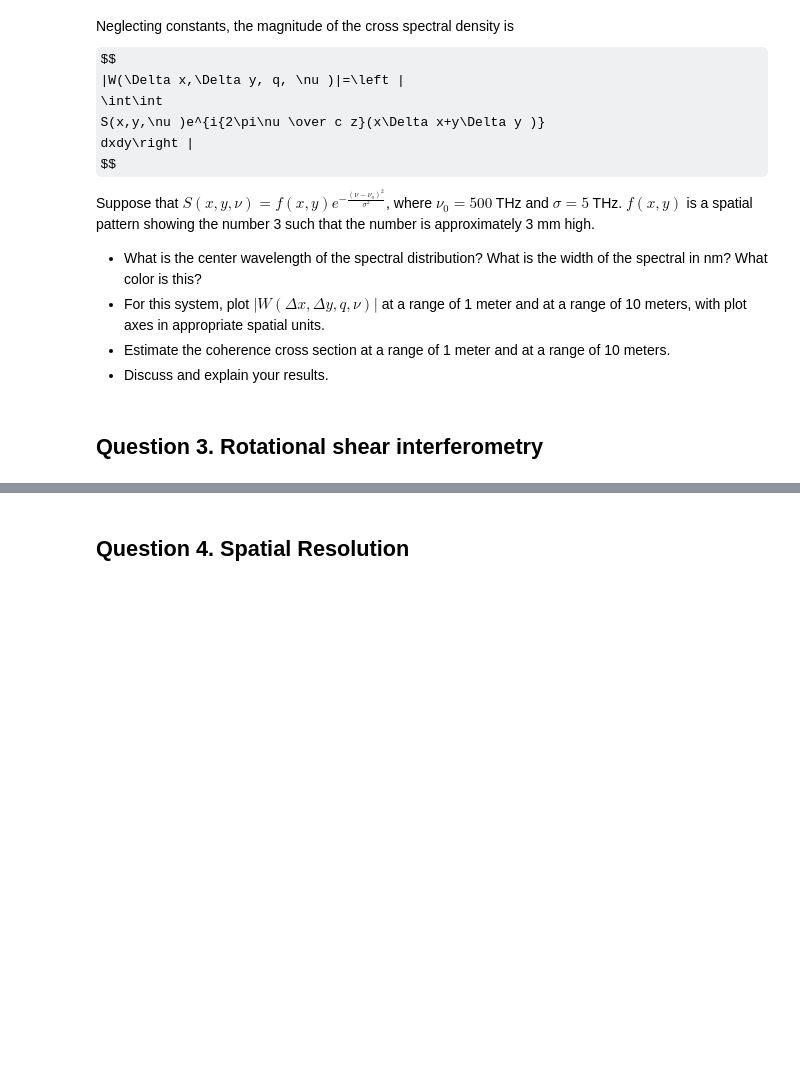
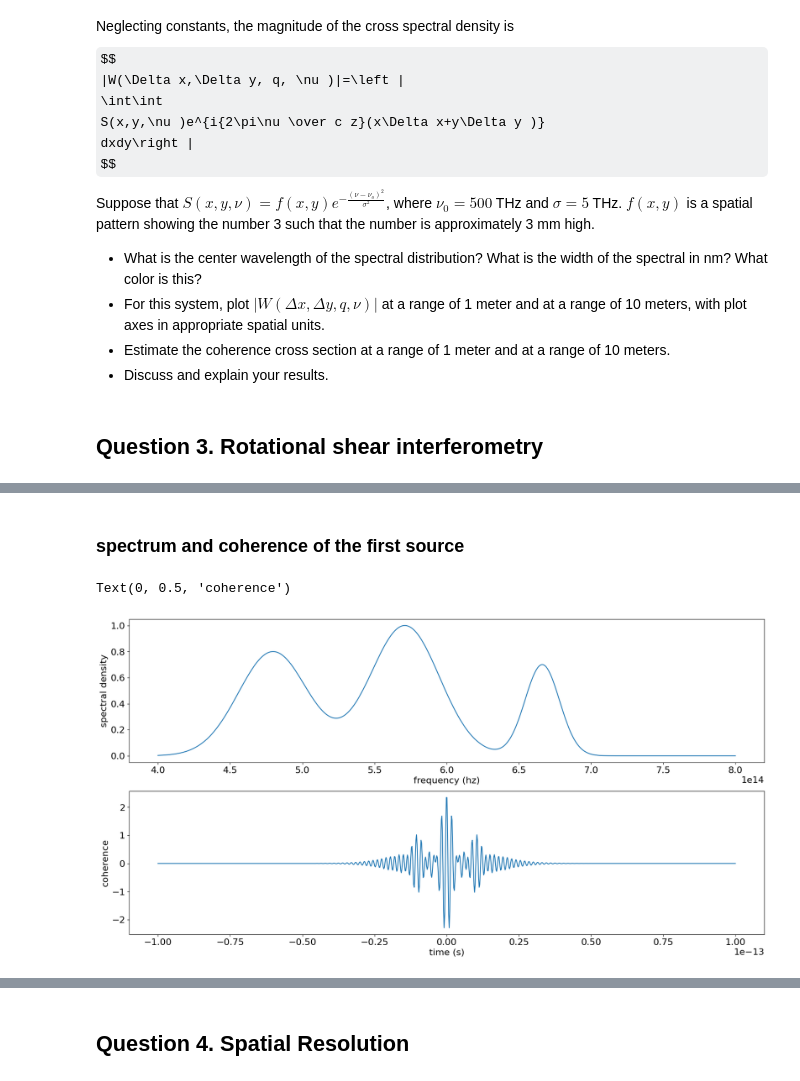
Before and after one commit to arizonaCameraLab/computationalImaging, a Jupyter notebook: coherence/ComputationalPhotographyHomework1.ipynb, the cells around one changed output, grey strips where cells are left out. Saved outputs shown, nothing was run; the diff lists cells and outputs as text; code cells hidden in the pictures; some formulas as TeX source; blank space fills up the shorter version.

```diff
--- a/coherence/ComputationalPhotographyHomework1.ipynb
+++ b/coherence/ComputationalPhotographyHomework1.ipynb
@@ -71,0 +84,31 @@ Suppose that $S(x,y,\nu )= f(x,y) e^{-\frac{(\nu - \nu_o)^2}{\sigma^2}}$, where
+# %% [markdown]
+### spectrum and coherence  of the first source
+# %%
+
+c=299792458
+spec=np.linspace(400,800,1024)*10**(12)
+nu1=c/(450*10**(-9))
+nu2=c/(525*10**(-9))
+nu3=c/(625*10**(-9))
+sigma=3.*10**13
+snu=.7*np.exp(-np.pi*(spec-nu1)**2/sigma**2)
+snu=snu+np.exp(-np.pi*(spec-nu2)**2/(4*sigma**2))
+snu=snu+.8*np.exp(-np.pi*(spec-nu3)**2/(4*sigma**2))
+plt.subplot(2,1, 1)
+plt.plot(spec,snu)
+plt.xlabel('frequency (hz)')
+plt.ylabel('spectral density')
+tau=np.linspace(-1,1,1024)*10**(-13)
+def gamma(tau,nu1,nu2,nu3,sigma):
+  gamma=.7*np.exp(-np.pi*sigma**2*tau**2)*np.exp(1j*2*np.pi*tau*nu1)
+  gamma=gamma+np.exp(-np.pi*4*sigma**2*tau**2)*np.exp(1j*2*np.pi*tau*nu2)
+  gamma=gamma+.8*np.exp(-np.pi*4*sigma**2*tau**2)*np.exp(1j*2*np.pi*tau*nu3)
+  return gamma
+gamma1=gamma(tau,nu1,nu2,nu3,sigma)
+plt.subplot(2,1,2)
+plt.plot(tau,np.real(gamma1))
+plt.xlabel('time (s)')
+plt.ylabel('coherence')
+# %% [output]
+Text(0, 0.5, 'coherence')
+[figure, added]
```
Also changed, not shown: parts of 8 cells of this notebook.
